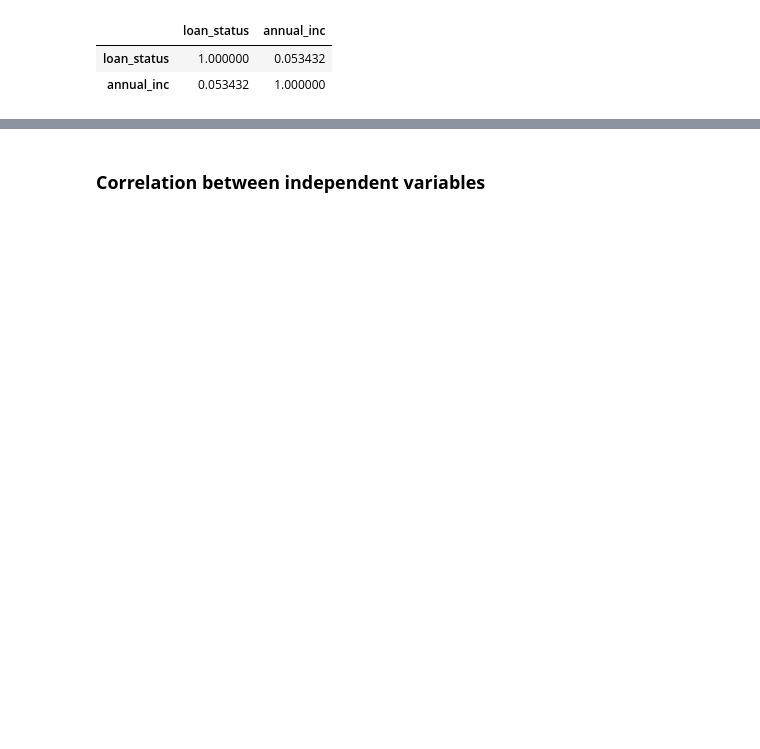
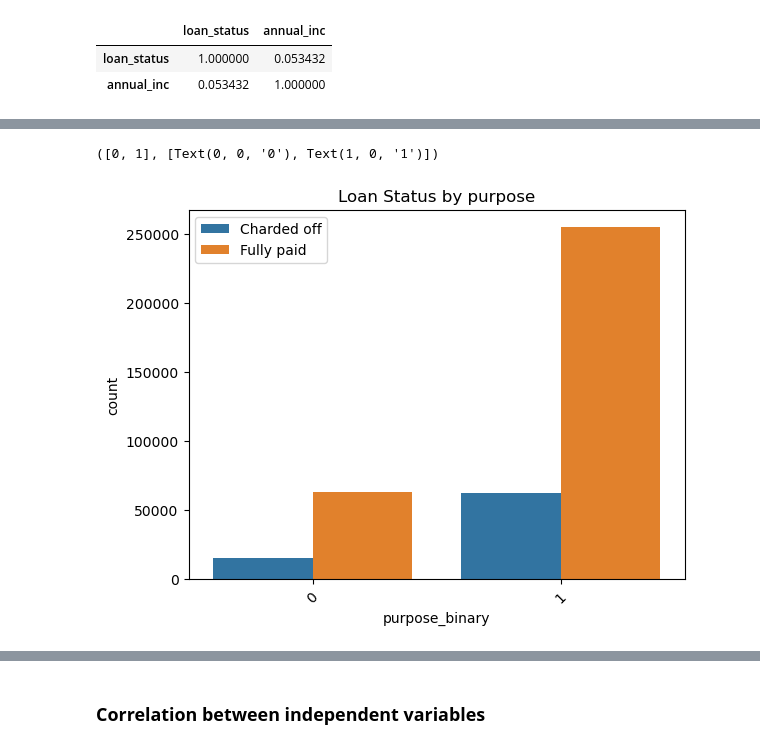
Before and after one commit to sayed-ashfaq/LoanTap_LogisticRegression, a Jupyter notebook: LoanTap_logistic_regression.ipynb, the cells around one changed output, grey strips where cells are left out. Cells and saved outputs as stored; diff of their text form; code cells hidden in the pictures; blank space fills up the shorter version.

```diff
--- a/LoanTap_logistic_regression.ipynb
+++ b/LoanTap_logistic_regression.ipynb
@@ -851,0 +904,8 @@ Index(['loan_amnt', 'term', 'int_rate', 'installment', 'grade', 'sub_grade',
+# %%
+sns.countplot(x='purpose_binary', hue='loan_status', data=data)
+plt.title('Loan Status by purpose')
+plt.legend(labels= ['Charded off', 'Fully paid'])
+plt.xticks(rotation= 45)
+# %% [output]
+([0, 1], [Text(0, 0, '0'), Text(1, 0, '1')])
+[figure, added]
```
Also changed, not shown: parts of 28 cells of this notebook.
